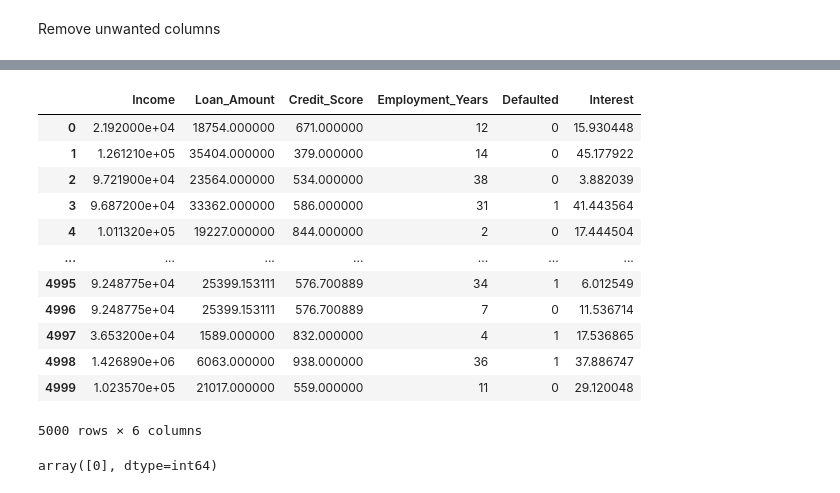
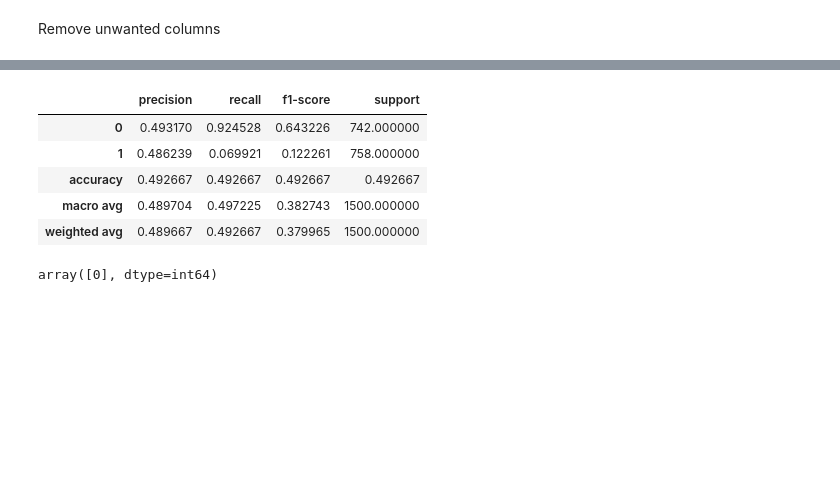
Before and after one commit to krishnabb01/Machine_Learning_algo, a Jupyter notebook: Logistic Regression/Logistic_regression.ipynb, the cells around one changed output, grey strips where cells are left out. Cells and saved outputs as stored; diff of their text form; code cells hidden in the pictures; blank space fills up the shorter version.

```diff
--- a/Logistic Regression/Logistic_regression.ipynb
+++ b/Logistic Regression/Logistic_regression.ipynb
@@ -122,5 +118,5 @@ y_pred = log_reg.predict(X_test_scaled)
 from sklearn.metrics import accuracy_score,classification_report
 # %%
 print(f"Score : {accuracy_score(y_test,y_pred)}")
-print(f"Report : {classification_report(y_test,y_pred)}")
+Report = classification_report(y_test,y_pred,output_dict=True)
 # %% [output]
@@ -178,17 +124,11 @@ weighted avg       0.26      0.51      0.34      1500
-# %%
-df
-# %% [output]
-|  | Income | Loan_Amount | Credit_Score | Employment_Years | Defaulted | Interest |
-| 0 | 2.192000e+04 | 18754.000000 | 671.000000 | 12 | 0 | 15.930448 |
-| 1 | 1.261210e+05 | 35404.000000 | 379.000000 | 14 | 0 | 45.177922 |
-| 2 | 9.721900e+04 | 23564.000000 | 534.000000 | 38 | 0 | 3.882039 |
-| 3 | 9.687200e+04 | 33362.000000 | 586.000000 | 31 | 1 | 41.443564 |
-| 4 | 1.011320e+05 | 19227.000000 | 844.000000 | 2 | 0 | 17.444504 |
-| ... | ... | ... | ... | ... | ... | ... |
-| 4995 | 9.248775e+04 | 25399.153111 | 576.700889 | 34 | 1 | 6.012549 |
-| 4996 | 9.248775e+04 | 25399.153111 | 576.700889 | 7 | 0 | 11.536714 |
-| 4997 | 3.653200e+04 | 1589.000000 | 832.000000 | 4 | 1 | 17.536865 |
-| 4998 | 1.426890e+06 | 6063.000000 | 938.000000 | 36 | 1 | 37.886747 |
-| 4999 | 1.023570e+05 | 21017.000000 | 559.000000 | 11 | 0 | 29.120048 |
-5000 rows × 6 columns
+# %%
+classification_report_df = pd.DataFrame(Report).transpose()
+classification_report_df
+# %% [output]
+|  | precision | recall | f1-score | support |
+| 0 | 0.493170 | 0.924528 | 0.643226 | 742.000000 |
+| 1 | 0.486239 | 0.069921 | 0.122261 | 758.000000 |
+| accuracy | 0.492667 | 0.492667 | 0.492667 | 0.492667 |
+| macro avg | 0.489704 | 0.497225 | 0.382743 | 1500.000000 |
+| weighted avg | 0.489667 | 0.492667 | 0.379965 | 1500.000000 |
 # %%
```
Also changed, not shown: parts of 17 cells of this notebook.
